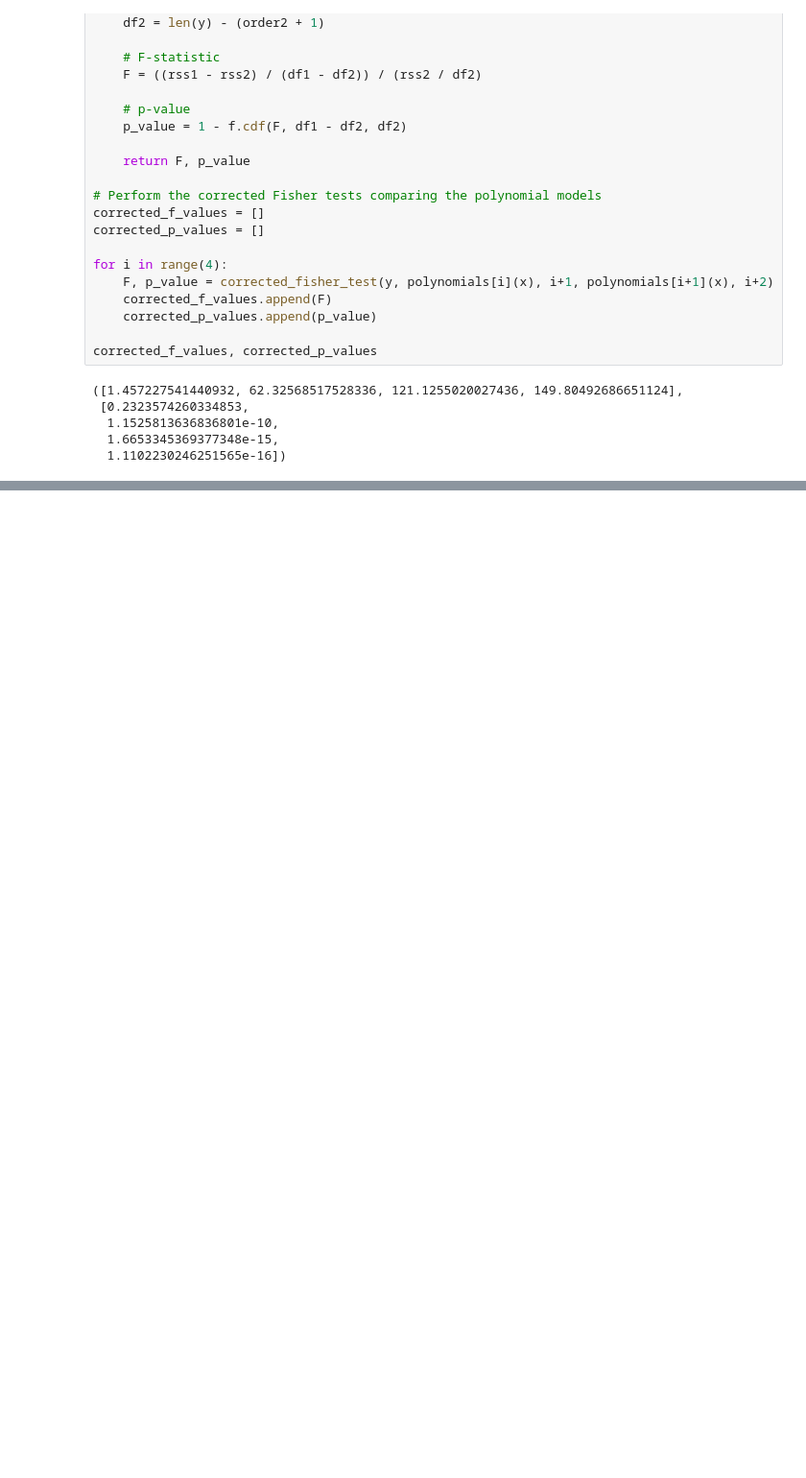
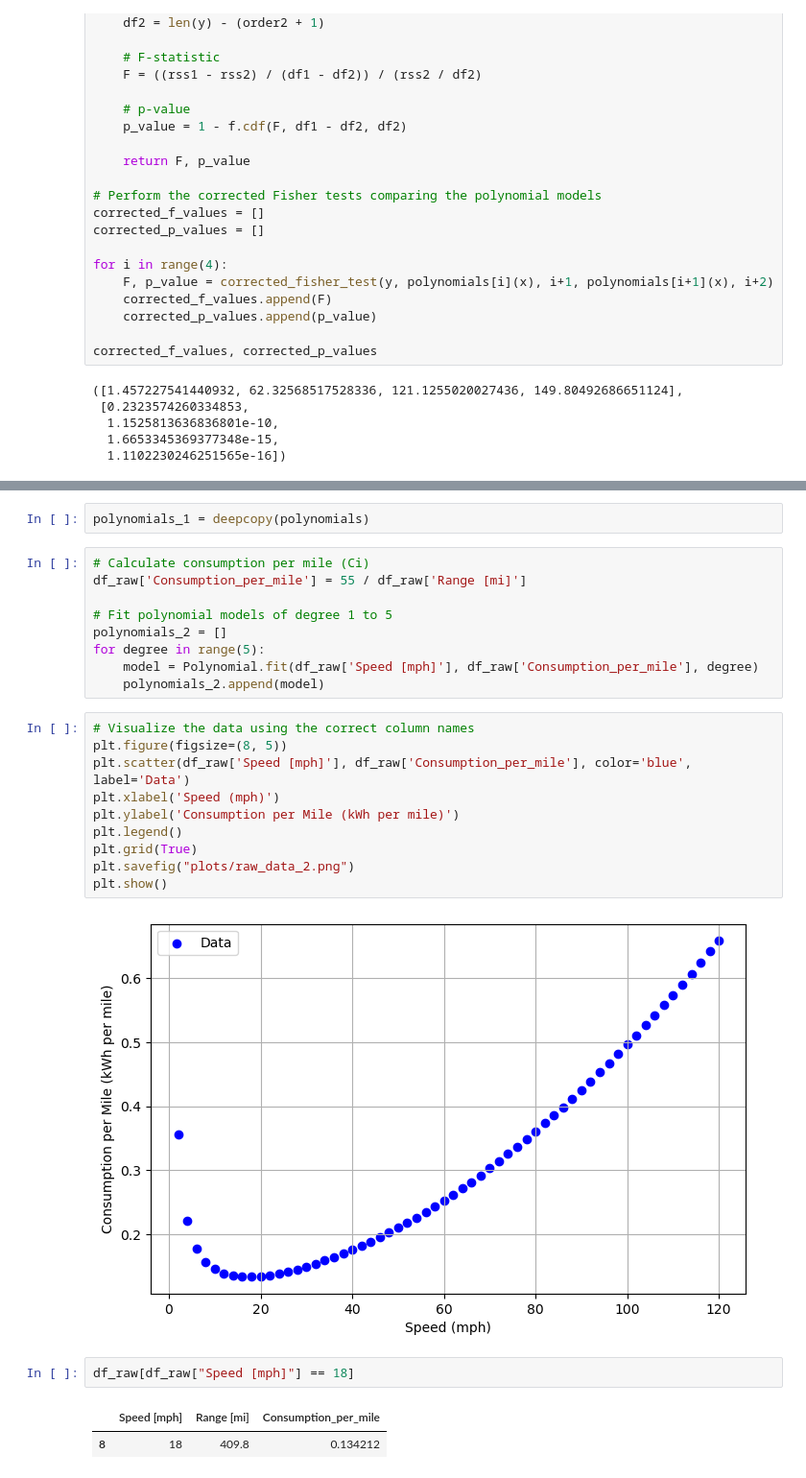
Before and after one commit to ririye01/math4334-MathModelingNotebooks, a Jupyter notebook: projects/p2/p2.ipynb, the cells around one changed output, grey strips where cells are left out. Shown at 96% size. Drawn from its saved outputs; the diff is of its cells as text; blank space fills up the shorter version.

```diff
--- a/projects/p2/p2.ipynb
+++ b/projects/p2/p2.ipynb
@@ -171,0 +252,28 @@ corrected_f_values, corrected_p_values
+# %%
+polynomials_1 = deepcopy(polynomials)
+# %%
+# Calculate consumption per mile (Ci)
+df_raw['Consumption_per_mile'] = 55 / df_raw['Range [mi]']
+
+# Fit polynomial models of degree 1 to 5
+polynomials_2 = []
+for degree in range(5):
+    model = Polynomial.fit(df_raw['Speed [mph]'], df_raw['Consumption_per_mile'], degree)
+    polynomials_2.append(model)
+# %%
+# Visualize the data using the correct column names
+plt.figure(figsize=(8, 5))
+plt.scatter(df_raw['Speed [mph]'], df_raw['Consumption_per_mile'], color='blue', label='Data')
+plt.xlabel('Speed (mph)')
+plt.ylabel('Consumption per Mile (kWh per mile)')
+plt.legend()
+plt.grid(True)
+plt.savefig("plots/raw_data_2.png")
+plt.show()
+# %% [output]
+[figure, added]
+# %%
+df_raw[df_raw["Speed [mph]"] == 18]
+# %% [output]
+|  | Speed [mph] | Range [mi] | Consumption_per_mile |
+| 8 | 18 | 409.8 | 0.134212 |
```
Also changed, not shown: parts of 24 cells of this notebook, 31 other files.
